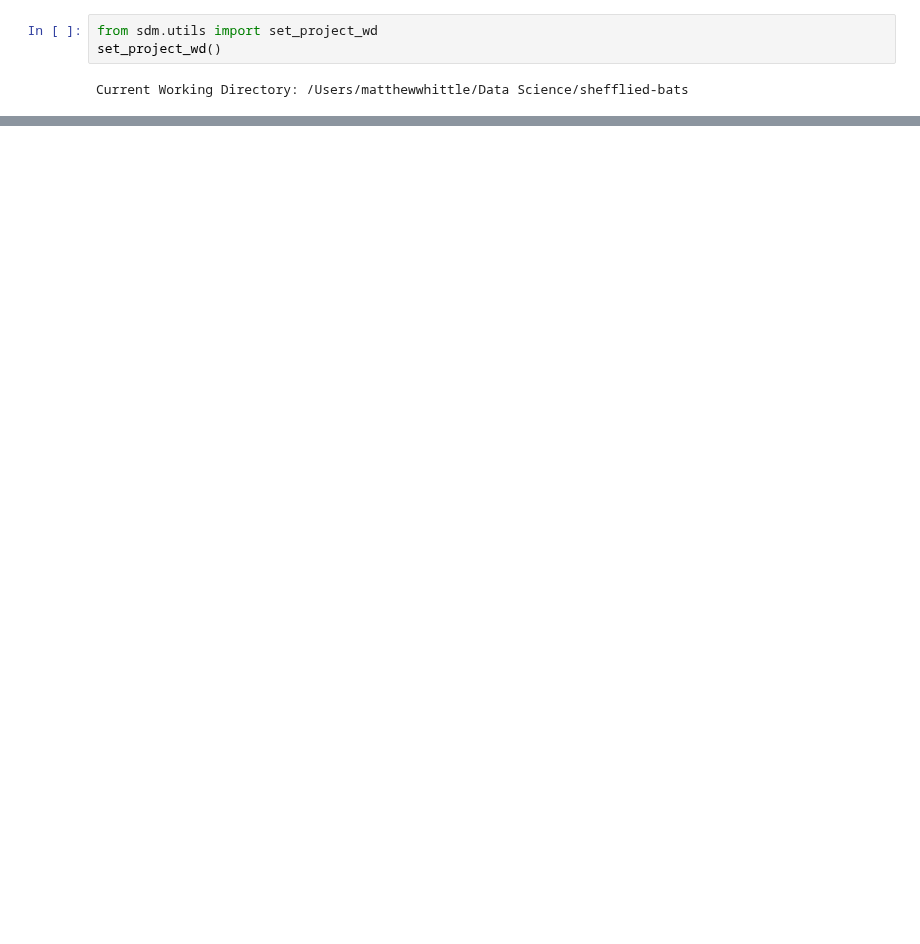
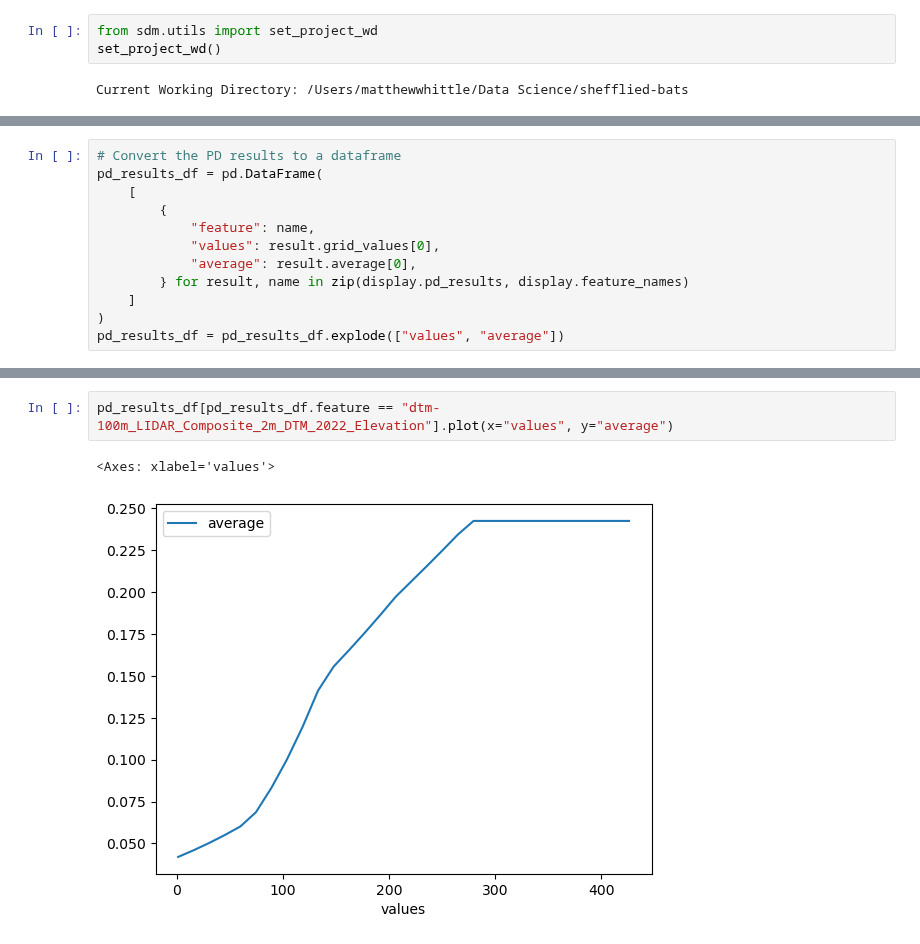
Before and after one commit to MatthewJWhittle/shefflied-bats, a Jupyter notebook: dashboard/test-nb.ipynb, the cells around one changed output, grey strips where cells are left out. Drawn from its saved outputs; the diff is of its cells as text; blank space fills up the shorter version.

```diff
--- a/dashboard/test-nb.ipynb
+++ b/dashboard/test-nb.ipynb
@@ -32,0 +102,12 @@ m.to_html()
+# %%
+# Convert the PD results to a dataframe
+pd_results_df = pd.DataFrame(
+    [
+        {
+            "feature": name,
+            "values": result.grid_values[0],
+            "average": result.average[0],
+        } for result, name in zip(display.pd_results, display.feature_names)
+    ]
+)
+pd_results_df = pd_results_df.explode(["values", "average"])
@@ -32,0 +122,5 @@ m.to_html()
+# %%
+pd_results_df[pd_results_df.feature == "dtm-100m_LIDAR_Composite_2m_DTM_2022_Elevation"].plot(x="values", y="average")
+# %% [output]
+<Axes: xlabel='values'>
+[figure, added]
```
Also changed, not shown: parts of 13 cells of this notebook, 4 other files.
